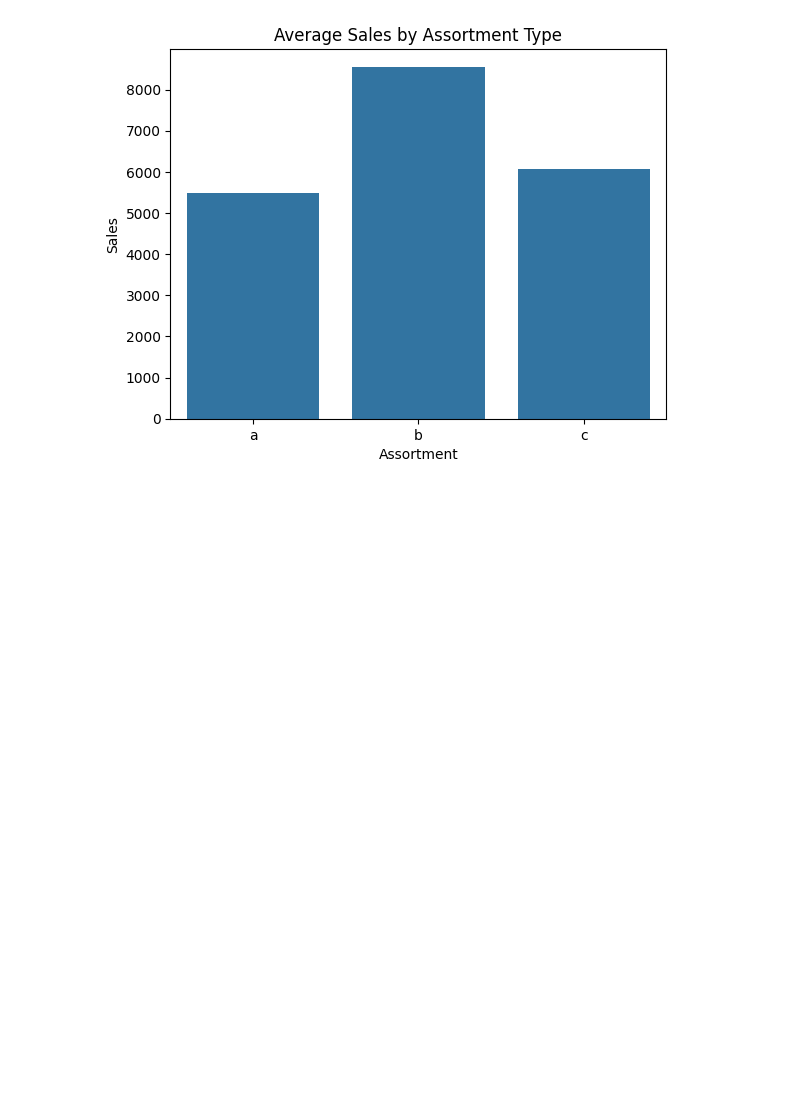
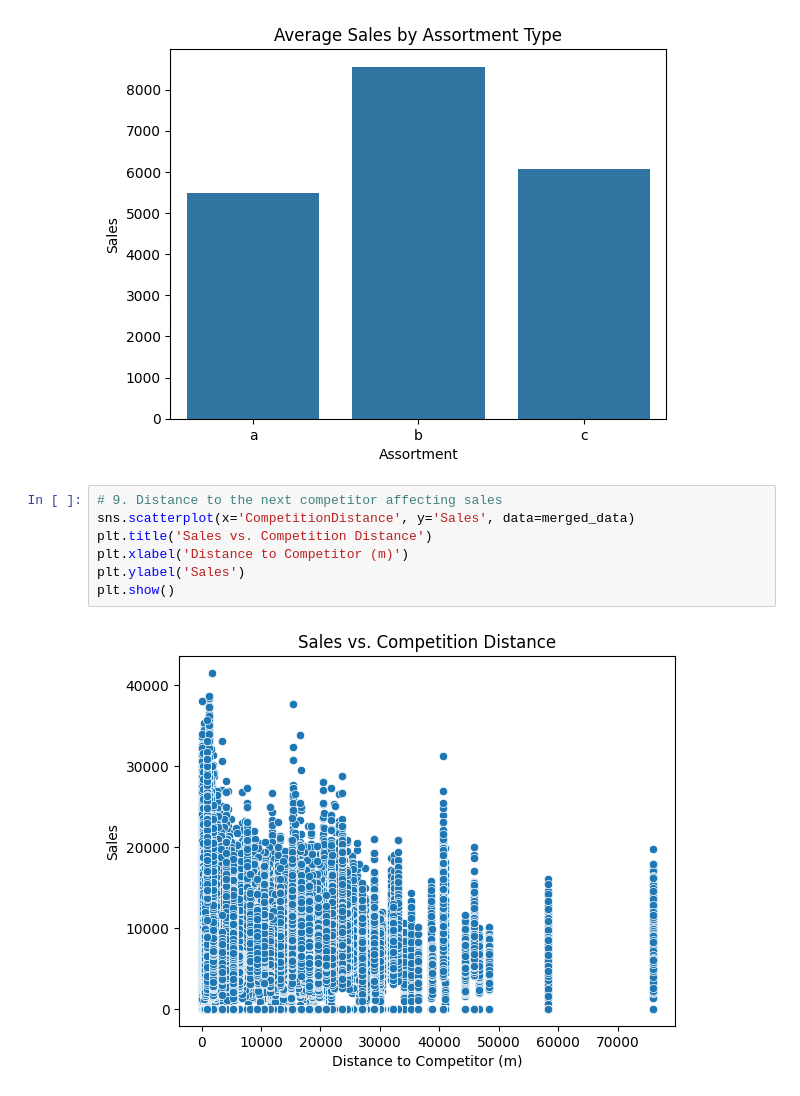
Before and after one commit to Wbam/Week-4, a Jupyter notebook: notebooks/eda_rossmann_sales.ipynb, the cells around one changed output. Cells and saved outputs as stored; diff of their text form; blank space fills up the shorter version.

Commit message:
Distance to the next competitor affecting sales

```diff
--- a/notebooks/eda_rossmann_sales.ipynb
+++ b/notebooks/eda_rossmann_sales.ipynb
@@ -99,3 +99,12 @@ plt.title('Average Sales by Assortment Type')
 plt.show()
 # %% [output]
 [figure]
+# %%
+# 9. Distance to the next competitor affecting sales
+sns.scatterplot(x='CompetitionDistance', y='Sales', data=merged_data)
+plt.title('Sales vs. Competition Distance')
+plt.xlabel('Distance to Competitor (m)')
+plt.ylabel('Sales')
+plt.show()
+# %% [output]
+[figure, added]
```
